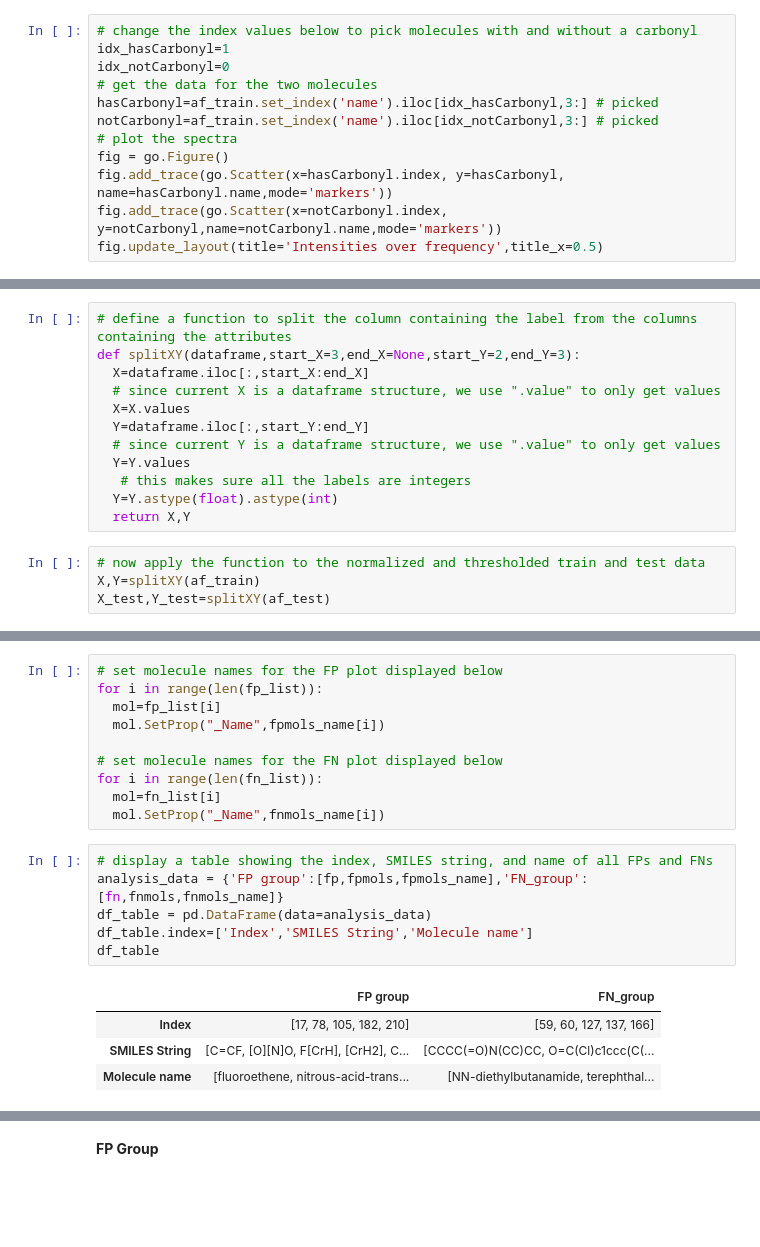
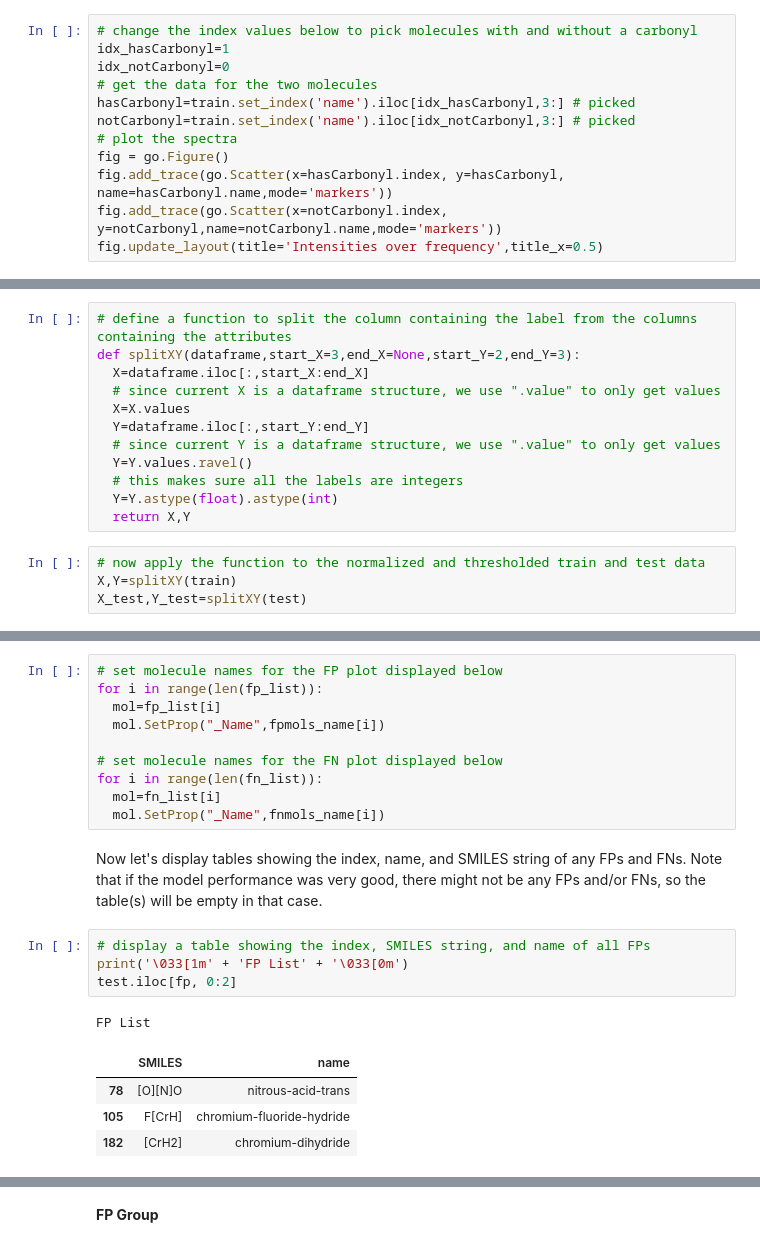
Before and after one commit to elizabeththrall/MLforPChem, a Jupyter notebook: MLforvibspectroscopy/Carbonyl_Binary_Classification.ipynb, the cells around one changed output, grey strips where cells are left out. Cells and saved outputs as stored; diff of their text form; blank space fills up the shorter version.

```diff
--- a/MLforvibspectroscopy/Carbonyl_Binary_Classification.ipynb
+++ b/MLforvibspectroscopy/Carbonyl_Binary_Classification.ipynb
@@ -291,8 +284,8 @@ Let's see how the intensities changed after applying the threshold:
 idx_hasCarbonyl=1
 idx_notCarbonyl=0
 # get the data for the two molecules
-hasCarbonyl=af_train.set_index('name').iloc[idx_hasCarbonyl,3:] # picked
-notCarbonyl=af_train.set_index('name').iloc[idx_notCarbonyl,3:] # picked
+hasCarbonyl=train.set_index('name').iloc[idx_hasCarbonyl,3:] # picked
+notCarbonyl=train.set_index('name').iloc[idx_notCarbonyl,3:] # picked
 # plot the spectra
 fig = go.Figure()
 fig.add_trace(go.Scatter(x=hasCarbonyl.index, y=hasCarbonyl, name=hasCarbonyl.name,mode='markers'))
@@ -323,14 +316,14 @@ def splitXY(dataframe,start_X=3,end_X=None,start_Y=2,end_Y=3):
   X=X.values
   Y=dataframe.iloc[:,start_Y:end_Y]
   # since current Y is a dataframe structure, we use ".value" to only get values
-  Y=Y.values
-   # this makes sure all the labels are integers
+  Y=Y.values.ravel()
+  # this makes sure all the labels are integers
   Y=Y.astype(float).astype(int)
   return X,Y
 # %%
 # now apply the function to the normalized and thresholded train and test data
-X,Y=splitXY(af_train)
-X_test,Y_test=splitXY(af_test)
+X,Y=splitXY(train)
+X_test,Y_test=splitXY(test)
 # %% [markdown]
 ## Data Balancing
 # %% [markdown]
@@ -572,14 +566,15 @@ for i in range(len(fp_list)):
 for i in range(len(fn_list)):
   mol=fn_list[i]
   mol.SetProp("_Name",fnmols_name[i])
+# %% [markdown]
+Now let's display tables showing the index, name, and SMILES string of any FPs and FNs. Note that if the model performance was very good, there might not be any FPs and/or FNs, so the table(s) will be empty in that case.
 # %%
-# display a table showing the index, SMILES string, and name of all FPs and FNs
-analysis_data = {'FP group':[fp,fpmols,fpmols_name],'FN_group':[fn,fnmols,fnmols_name]}
-df_table = pd.DataFrame(data=analysis_data)
-df_table.index=['Index','SMILES String','Molecule name']
-df_table
+# display a table showing the index, SMILES string, and name of all FPs
+print('\033[1m' + 'FP List' + '\033[0m')
+test.iloc[fp, 0:2]
 # %% [output]
+FP List
-|  | FP group | FN_group |
-| Index | [17, 78, 105, 182, 210] | [59, 60, 127, 137, 166] |
-| SMILES String | [C=CF, [O][N]O, F[CrH], [CrH2], C... | [CCCC(=O)N(CC)CC, O=C(Cl)c1ccc(C(... |
-| Molecule name | [fluoroethene, nitrous-acid-trans... | [NN-diethylbutanamide, terephthal... |
+|  | SMILES | name |
+| 78 | [O][N]O | nitrous-acid-trans |
+| 105 | F[CrH] | chromium-fluoride-hydride |
+| 182 | [CrH2] | chromium-dihydride |
```
Also changed, not shown: parts of 18 cells of this notebook.
